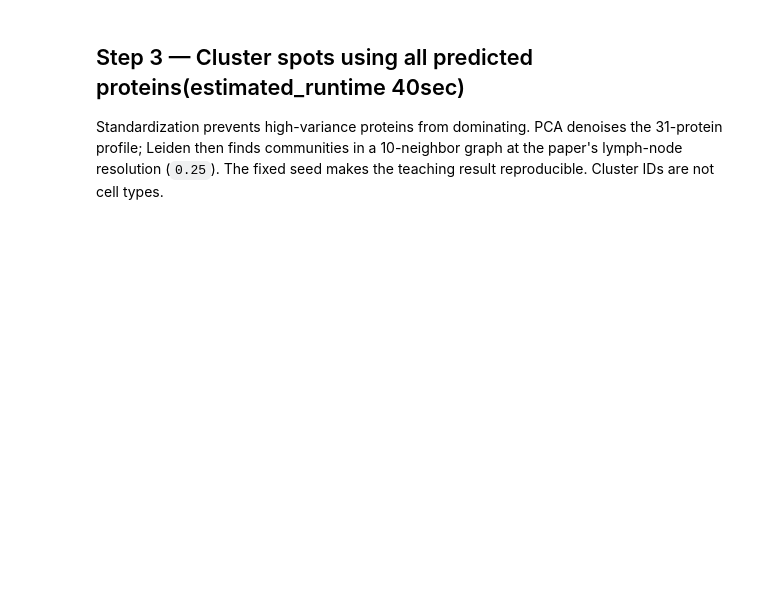
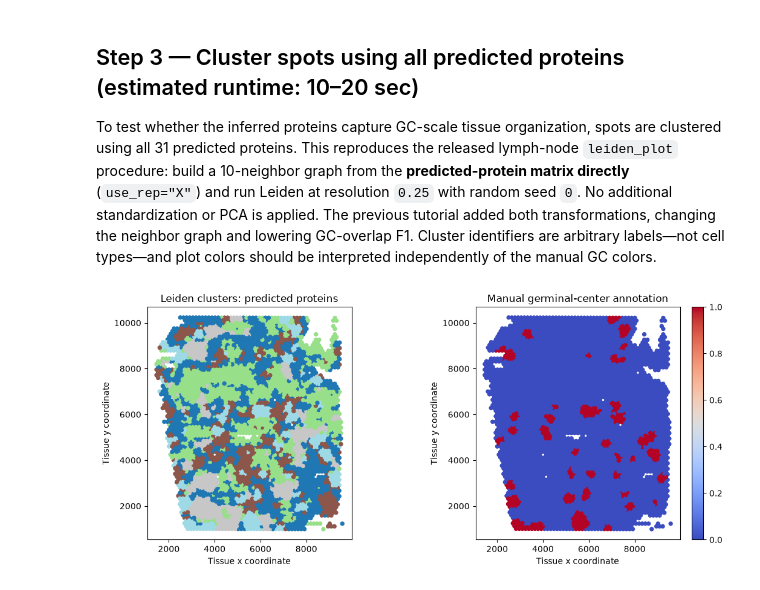
Before and after one commit to osmanbeyoglulab/ECCB-2026-Tutorial, a Jupyter notebook: hands-on_tutorial/notebooks/03_evaluation_and_interpretation.ipynb, the cells around one changed output. Cells and saved outputs as stored; diff of their text form; code cells hidden in the pictures; blank space fills up the shorter version.

Commit message:
Update tutorial notebooks

```diff
--- a/hands-on_tutorial/notebooks/03_evaluation_and_interpretation.ipynb
+++ b/hands-on_tutorial/notebooks/03_evaluation_and_interpretation.ipynb
@@ -9,5 +9,5 @@ Apply the pretrained DGAT workflow to a separate, transcript-only spatial sample
 # %%
-REQUIREMENTS = [('anndata', 'anndata==0.11.4'), ('scanpy', 'scanpy==1.11.5'), ('seaborn', 'seaborn==0.13.2'), ('igraph', 'igraph==0.11.8'), ('leidenalg', 'leidenalg==0.10.2'), ('networkx', 'networkx==3.4.2')]
+REQUIREMENTS = [('anndata', 'anndata==0.11.4'), ('scanpy', 'scanpy==1.11.5'), ('seaborn', 'seaborn==0.13.2'), ('igraph', 'igraph==0.11.8'), ('leidenalg', 'leidenalg==0.10.2'), ('networkx', 'networkx==3.4.2'), ('scikit-learn', 'scikit-learn==1.7.2')]
 
 from pathlib import Path
 from importlib.metadata import PackageNotFoundError, version as package_version
@@ -103,8 +106,7 @@ Session 3 does not consume the Tonsil checkpoints from Sessions 1–2. It loads
 # %%
-import hashlib, json, matplotlib.pyplot as plt, networkx as nx, numpy as np, pandas as pd, scanpy as sc, seaborn as sns
+import hashlib, json, matplotlib.pyplot as plt, networkx as nx, numpy as np, pandas as pd, scanpy as sc, seaborn as sns, warnings
 from scipy.cluster.hierarchy import leaves_list, linkage
 from scipy.spatial.distance import squareform
-from sklearn.decomposition import PCA
 from sklearn.metrics import accuracy_score, precision_score, recall_score, f1_score
 from dgat_tutorial.data import load_gc_annotations, load_lymph_node_tutorial_data
 from dgat_tutorial.dgat import load_prediction_metadata, load_prediction_table
@@ -114,12 +116,16 @@ from dgat_tutorial.processing import calculate_rna_qc_metrics, normalize_total_l
 from dgat_tutorial.evaluation import symmetric_knn_weights, morans_i_from_weights, bivariate_morans_i_from_weights
 
 asset_data = paths.root / "external/DGAT_assets/data"
-sample = load_lymph_node_tutorial_data(asset_data)
+with warnings.catch_warnings():
+    warnings.filterwarnings("ignore", message="Variable names are not unique.*")
+    sample = load_lymph_node_tutorial_data(asset_data)
 qc_all = calculate_rna_qc_metrics(sample.transcripts)
 model_genes = [gene.strip() for gene in (dgat_dir / "resources/common_gene_11535.txt").read_text().splitlines() if gene.strip()]
 present_model_genes = [gene for gene in model_genes if gene in sample.transcripts.columns]
 qc_all["model_genes_detected"] = (sample.transcripts.loc[:, present_model_genes] > 0).sum(axis=1)
+released_demo2_keep = qc_all["genes_detected"].ge(700)
 keep = qc_all["model_genes_detected"].ge(700)
+preprocess_first_only = qc_all.index[released_demo2_keep & ~keep]
 spots = sample.spots.loc[keep].copy()
 rna_counts = sample.transcripts.loc[keep].copy()
 qc = qc_all.loc[keep].copy()
@@ -129,6 +135,8 @@ unmatched_gc = gc_source.index.difference(sample.spots.index)
 gc = gc_source.reindex(spots.index, fill_value=False).astype(bool)
 
 prediction_path = asset_data / "V1_Human_Lymph_Node_DGAT_predicted_proteins.csv"
+if not prediction_path.is_file() and not in_colab:
+    prediction_path = paths.raw_data / prediction_path.name
 predicted = load_prediction_table(prediction_path)
 metadata = load_prediction_metadata(prediction_path)
 if metadata is None or metadata.get("dataset") != "V1_Human_Lymph_Node":
@@ -148,6 +156,8 @@ require_exact_identifiers(spots.index, rna_counts.index, left_name="QC-retained
 require_exact_identifiers(spots.index, predicted.index, left_name="QC-retained lymph-node spots", right_name="predictions")
 if list(predicted.columns) != metadata.get("protein_names"):
     raise ValueError("Prediction proteins do not match the ordered metadata contract.")
+if metadata.get("inference_preprocessing") != "fill_genes → preprocess_ST → protein_predict":
+    raise ValueError("Prediction provenance does not state the verified inference order.")
 
 markers = ["CD19", "CXCR5", "PDCD1"]
 for marker in markers:
@@ -156,6 +166,8 @@ for marker in markers:
 
 print(f"Raw tissue spots: {len(sample.spots):,}")
 print(f"Retained at ≥700 detected model genes: {len(spots):,}; excluded: {(~keep).sum():,}")
+print(f"Released Demo2 preprocess-first comparison: {int(released_demo2_keep.sum()):,} spots; {len(preprocess_first_only)} are absent from the distributed predictions")
+print("Verified distributed order:", metadata["inference_preprocessing"])
 print(f"Aligned predictions: {predicted.shape[0]:,} spots × {predicted.shape[1]} proteins")
 print(f"GC-positive retained spots: {int(gc.sum()):,}; annotation barcodes absent from tissue: {len(unmatched_gc):,}")
 print(metadata["evaluation_scope"])
@@ -174,17 +198,20 @@ marker_path=paths.figures/"session03_gc_marker_rna_vs_predicted.png"; fig.tight_
 # %% [markdown]
-## Step 3 — Cluster spots using all predicted proteins(estimated_runtime 40sec)
+## Step 3 — Cluster spots using all predicted proteins (estimated runtime: 10–20 sec)
 
-Standardization prevents high-variance proteins from dominating. PCA denoises the 31-protein profile; Leiden then finds communities in a 10-neighbor graph at the paper's lymph-node resolution (`0.25`). The fixed seed makes the teaching result reproducible. Cluster IDs are not cell types.
+To test whether the inferred proteins capture GC-scale tissue organization, spots are clustered using all 31 predicted proteins. This reproduces the released lymph-node `leiden_plot` procedure: build a 10-neighbor graph from the **predicted-protein matrix directly** (`use_rep="X"`) and run Leiden at resolution `0.25` with random seed `0`. No additional standardization or PCA is applied. The previous tutorial added both transformations, changing the neighbor graph and lowering GC-overlap F1. Cluster identifiers are arbitrary labels—not cell types—and plot colors should be interpreted independently of the manual GC colors.
 # %%
-scaled=(predicted-predicted.mean())/predicted.std(ddof=0).replace(0,1)
-n_pcs=min(20,scaled.shape[1],scaled.shape[0]-1); pcs=PCA(n_components=n_pcs,random_state=7).fit_transform(scaled)
-cluster_adata=sc.AnnData(pcs); cluster_adata.obs_names=spots.index
-sc.pp.neighbors(cluster_adata,n_neighbors=10,use_rep="X",random_state=7)
-sc.tl.leiden(cluster_adata,resolution=0.25,random_state=7,key_added="predicted_protein_cluster",flavor="igraph",n_iterations=2)
+CLUSTER_N_NEIGHBORS, CLUSTER_RESOLUTION, CLUSTER_SEED = 10, 0.25, 0
+cluster_adata=sc.AnnData(predicted.to_numpy(dtype=np.float32),obs=pd.DataFrame(index=spots.index),var=pd.DataFrame(index=predicted.columns))
+sc.pp.neighbors(cluster_adata,n_neighbors=CLUSTER_N_NEIGHBORS,use_rep="X",random_state=CLUSTER_SEED)
+with warnings.catch_warnings():
+    warnings.filterwarnings("ignore", message="In the future, the default backend for leiden.*")
+    sc.tl.leiden(cluster_adata,resolution=CLUSTER_RESOLUTION,random_state=CLUSTER_SEED,key_added="predicted_protein_cluster",flavor="leidenalg",n_iterations=-1)
 clusters=cluster_adata.obs["predicted_protein_cluster"].astype(str).loc[spots.index]
 fig,axes=plt.subplots(1,2,figsize=(11,4.8))
 cluster_codes=pd.Categorical(clusters).codes
 plot_spatial_feature(spots,pd.Series(cluster_codes,index=spots.index),"Leiden clusters: predicted proteins",ax=axes[0],cmap="tab20",add_colorbar=False)
 plot_spatial_feature(spots,gc.astype(int),"Manual germinal-center annotation",ax=axes[1],cmap="coolwarm",vmin=0,vmax=1)
 cluster_path=paths.figures/"session03_clusters_vs_gc.png"; fig.tight_layout(); fig.savefig(cluster_path,dpi=170); plt.show()
+# %% [output]
+[figure, added]
 # %% [markdown]
```
Also changed, not shown: parts of 19 cells of this notebook, 2 other files.
